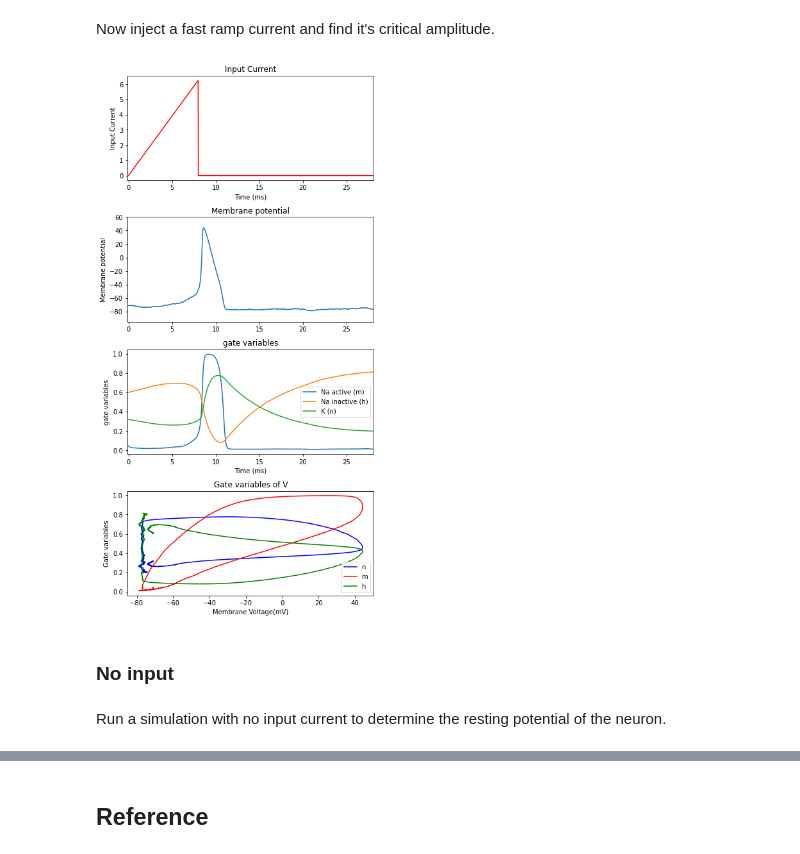
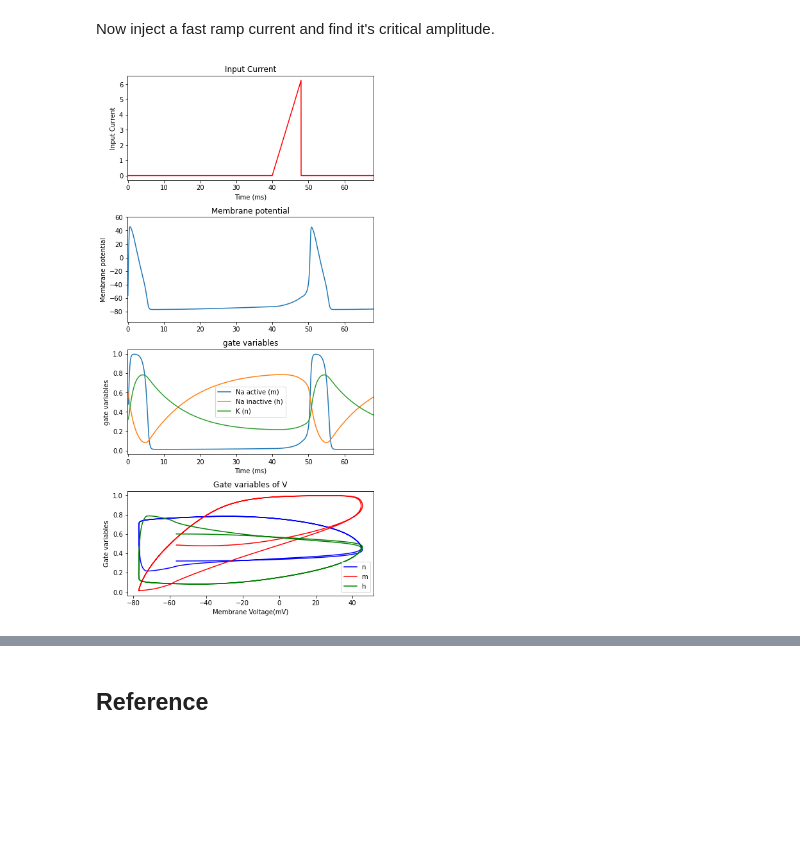
Before and after one commit to quanpeng0/BrainModels, a Jupyter notebook: docs/tutorials/neurons/HH_model.ipynb, the cells around one changed output, grey strips where cells are left out. Saved outputs shown, nothing was run; the diff lists cells and outputs as text; code cells hidden in the pictures; blank space fills up the shorter version.

```diff
--- a/docs/tutorials/neurons/HH_model.ipynb
+++ b/docs/tutorials/neurons/HH_model.ipynb
@@ -126,15 +93,2 @@ Let's specify the update rules for variable states with an <code>update</code> f
-# %%
-def update(ST, _t):
-    m = np.clip(int_m(ST['m'], _t, ST['V']), 0., 1.) # use np.clip to limit the dmdt to between 0 and 1.
-    h = np.clip(int_h(ST['h'], _t, ST['V']), 0., 1.)
-    n = np.clip(int_n(ST['n'], _t, ST['V']), 0., 1.)
-    V = int_V(ST['V'], _t, m, h, n, ST['input'])  # solve V from dVdt equation.
-    spike = np.logical_and(ST['V'] < V_th, V >= V_th) # spike when reach threshold.
-    ST['spike'] = spike
-    ST['V'] = V
-    ST['m'] = m
-    ST['h'] = h
-    ST['n'] = n
-    ST['input'] = 0.
 # %% [markdown]
 ### Define model (real code)
@@ -222,14 +164,7 @@ Create neurons.
 # %%
-HH_geometry = (100,)
+N = (100,)
 
-# set initial g_K (between 35 and 37)
-g_K = np.random.random(HH_geometry) * 2 + 35
-
-# create HH neuron
-HH = define_HH(noise = 1., g_K = g_K)
-
-neuron = bp.NeuGroup(HH, geometry=HH_geometry,
-                     monitors=['spike', 'V', 'm', 'h', 'n'])
+neuron = HH(N, monitors=['spike', 'V', 'm', 'h', 'n'])
 
 # set initial variable state
-neuron.ST['V'] = np.random.random(HH_geometry) * 20 + -75
+neuron.V = np.random.random(N) * 20 + -75
@@ -249,5 +182,6 @@ I = [(0, stim_start), (amplitude, stim_t), (0, post_stim_t)]
 (step_I, duration) = bp.inputs.constant_current(I)
 
 # apply input current to the neuron
-neuron.run(duration=duration, inputs=['ST.input', step_I], report=True)
+neuron.run(duration=duration, inputs=('input', step_I))
+bp.visualize.line_plot(neuron.mon.ts, neuron.mon.V, show=True)
 # %% [output]
@@ -493,17 +415,15 @@ def HH_simulate(input_current, duration, geometry = (1,), n_figs=2):
         n_figs = 2
         print("n_figs must be >= 2!")
 
-    # create HH neuron
-    HH = define_HH(noise = 1.)
 
-    # create HH HH_neuron
-    HH_neuron = bp.NeuGroup(HH, geometry=geometry, monitors=['spike', 'V', 'm', 'h', 'n'])
+    # create HH_neuron
+    HH_neuron = HH(geometry, monitors=['spike', 'V', 'm', 'h', 'n'])
 
     # set initial potential (between -55 and -75)
-    HH_neuron.ST['V'] = np.random.random(geometry) * 20 + -75
+    HH_neuron.V = np.random.random(geometry) * 20 + -75
 
     # apply input current to the HH_neuron
-    HH_neuron.run(duration=duration, inputs=['ST.input', input_current], report=False)
+    HH_neuron.run(duration=duration, inputs=("input", input_current))
 
     # read time sequence
     ts = HH_neuron.mon.ts
@@ -628,19 +548,15 @@ HH_simulate(input_current=ramp_I, duration=duration, n_figs=4)
 Now inject a fast ramp current and find it's critical amplitude.
 # %%
 # apply fast ramp current
-c_duration = 8.
-duration = 20. + c_duration
+duration = 68.
 
 ramp_I = bp.inputs.ramp_current(c_start = 0.,
                                 c_end = 6.25,
                                 duration = duration,
-                                t_end = c_duration)
+                                t_start = 40.,
+                                t_end = 48.)
 
 # run simulation
 HH_simulate(input_current=ramp_I, duration=duration, n_figs=4)
 # %% [output]
-[figure, old version]
+[figure, new version]
-# %% [markdown]
-### No input
-# %% [markdown]
-Run a simulation with no input current to determine the resting potential of the neuron.
```
Also changed, not shown: parts of 34 cells of this notebook, 2 other files.
